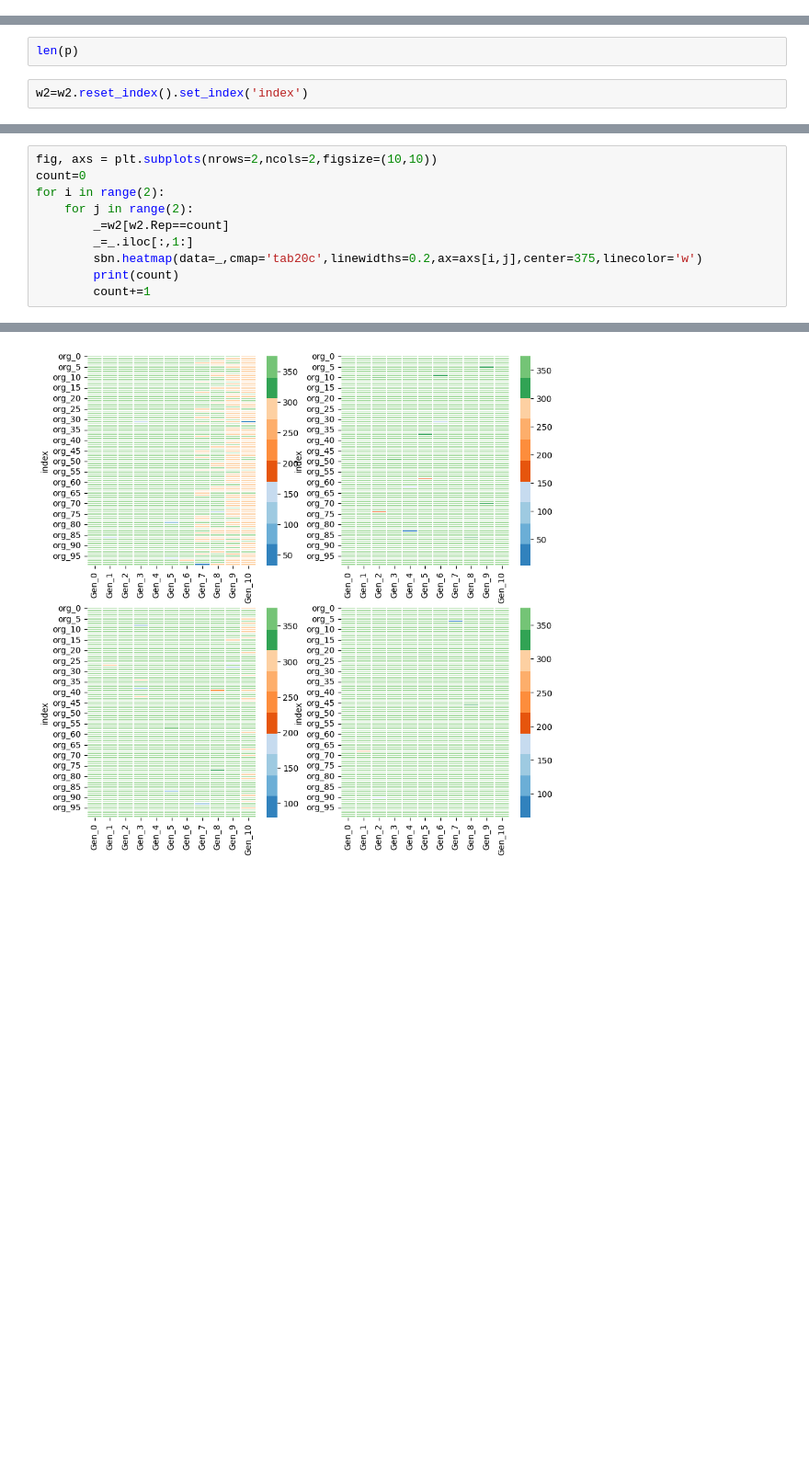
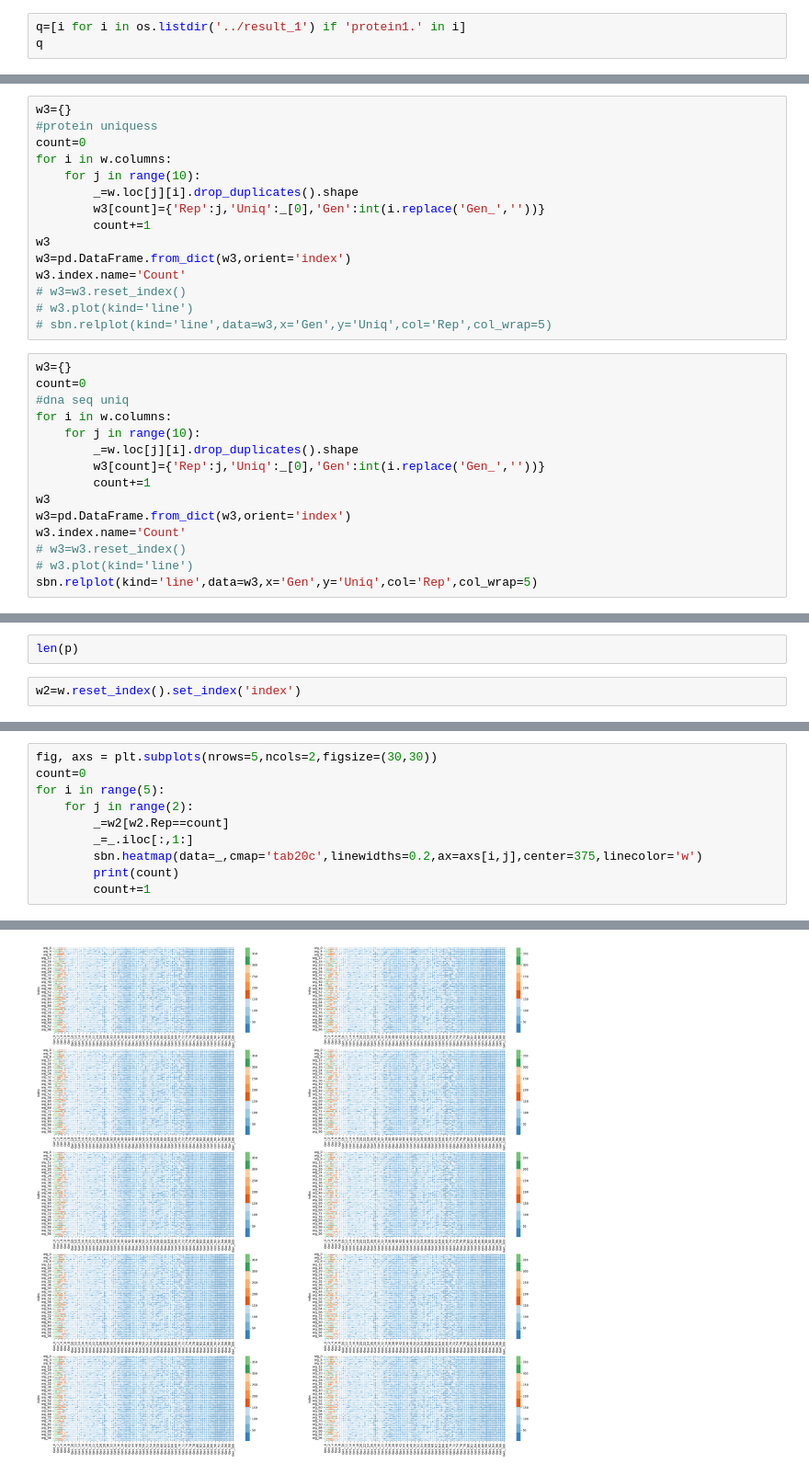
Before and after one commit to IRSINGH27/stochastic_Project, a Jupyter notebook: __module__/test.ipynb, the cells around one changed output, grey strips where cells are left out. Shown at 92% size. Cells and saved outputs as stored; diff of their text form; blank space fills up the shorter version.

```diff
--- a/__module__/test.ipynb
+++ b/__module__/test.ipynb
@@ -9 +9,4 @@ q=[i for i in os.listdir() if 'result21.' in i]
 q=list(map(lambda x:pd.read_parquet(x),q))
+# %%
+q=[i for i in os.listdir('../result_1') if 'protein1.' in i]
+q
@@ -13,3 +27,33 @@ for i in range(len(q)):
 w=pd.concat(q)
 # %%
 w=w.reset_index().set_index(['Rep','index'])
+# %%
+w3={}
+#protein uniquess
+count=0
+for i in w.columns:
+    for j in range(10):
+        _=w.loc[j][i].drop_duplicates().shape
+        w3[count]={'Rep':j,'Uniq':_[0],'Gen':int(i.replace('Gen_',''))}
+        count+=1
+w3
+w3=pd.DataFrame.from_dict(w3,orient='index')
+w3.index.name='Count'
+# w3=w3.reset_index()
+# w3.plot(kind='line')
+# sbn.relplot(kind='line',data=w3,x='Gen',y='Uniq',col='Rep',col_wrap=5)
+# %%
+w3={}
+count=0
+#dna seq uniq
+for i in w.columns:
+    for j in range(10):
+        _=w.loc[j][i].drop_duplicates().shape
+        w3[count]={'Rep':j,'Uniq':_[0],'Gen':int(i.replace('Gen_',''))}
+        count+=1
+w3
+w3=pd.DataFrame.from_dict(w3,orient='index')
+w3.index.name='Count'
+# w3=w3.reset_index()
+# w3.plot(kind='line')
+sbn.relplot(kind='line',data=w3,x='Gen',y='Uniq',col='Rep',col_wrap=5)
@@ -27,7 +82,7 @@ p=list(set(l))
 # %%
 len(p)
 # %%
-w2=w2.reset_index().set_index('index')
+w2=w.reset_index().set_index('index')
 # %%
 w2.transpose().plot(kind='line',legend=False)
 # %% [output]
@@ -36,7 +108,7 @@ w2.transpose().plot(kind='line',legend=False)
 # %%
-fig, axs = plt.subplots(nrows=2,ncols=2,figsize=(10,10))
+fig, axs = plt.subplots(nrows=5,ncols=2,figsize=(30,30))
 count=0
-for i in range(2):
+for i in range(5):
     for j in range(2):
         _=w2[w2.Rep==count]
         _=_.iloc[:,1:]
@@ -51,2 +129,2 @@ for i in range(2):
-[figure, old version]
+[figure, new version]
 # %%
```
Also changed, not shown: parts of 9 cells of this notebook, 3 other files.
